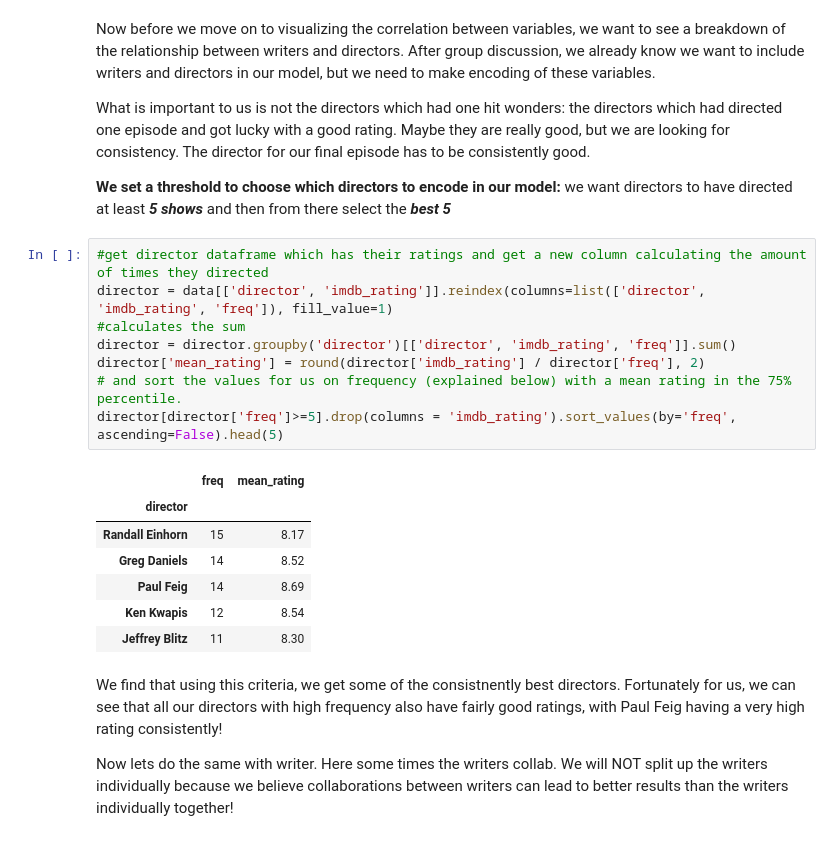
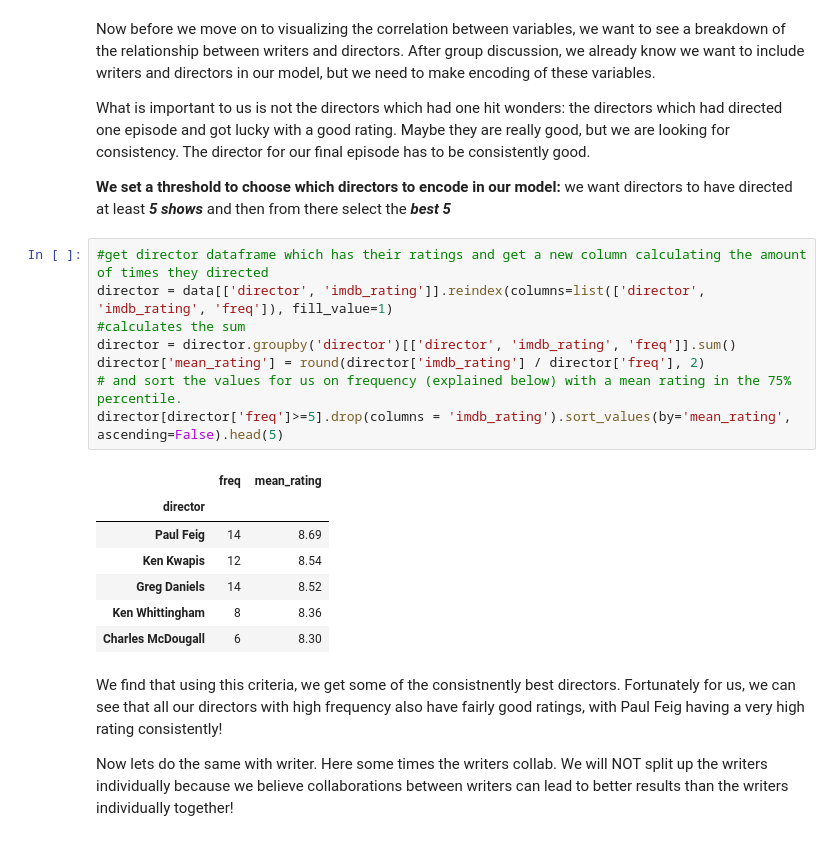
Before and after one commit to Mengyao41/ML_proj1, a Jupyter notebook: project1.ipynb, the cells around one changed output. Drawn from its saved outputs; the diff is of its cells as text.

```diff
--- a/project1.ipynb
+++ b/project1.ipynb
@@ -138,19 +175,19 @@ What is important to us is not the directors which had one hit wonders: the dire
 # %%
 #get director dataframe which has their ratings and get a new column calculating the amount of times they directed
 director = data[['director', 'imdb_rating']].reindex(columns=list(['director', 'imdb_rating', 'freq']), fill_value=1)
 #calculates the sum
 director = director.groupby('director')[['director', 'imdb_rating', 'freq']].sum()
 director['mean_rating'] = round(director['imdb_rating'] / director['freq'], 2)
 # and sort the values for us on frequency (explained below) with a mean rating in the 75% percentile.
-director[director['freq']>=5].drop(columns = 'imdb_rating').sort_values(by='freq', ascending=False).head(5)
+director[director['freq']>=5].drop(columns = 'imdb_rating').sort_values(by='mean_rating', ascending=False).head(5)
 # %% [output]
 |  | freq | mean_rating |
 | director |  |  |
-| Randall Einhorn | 15 | 8.17 |
-| Greg Daniels | 14 | 8.52 |
 | Paul Feig | 14 | 8.69 |
 | Ken Kwapis | 12 | 8.54 |
-| Jeffrey Blitz | 11 | 8.30 |
+| Greg Daniels | 14 | 8.52 |
+| Ken Whittingham | 8 | 8.36 |
+| Charles McDougall | 6 | 8.30 |
 # %% [markdown]
 We find that using this criteria, we get some of the consistnently best directors. Fortunately for us, we can see that all our directors with high frequency also have fairly good ratings, with Paul Feig having a very high rating consistently!
 
```
Also changed, not shown: parts of 30 cells of this notebook.
